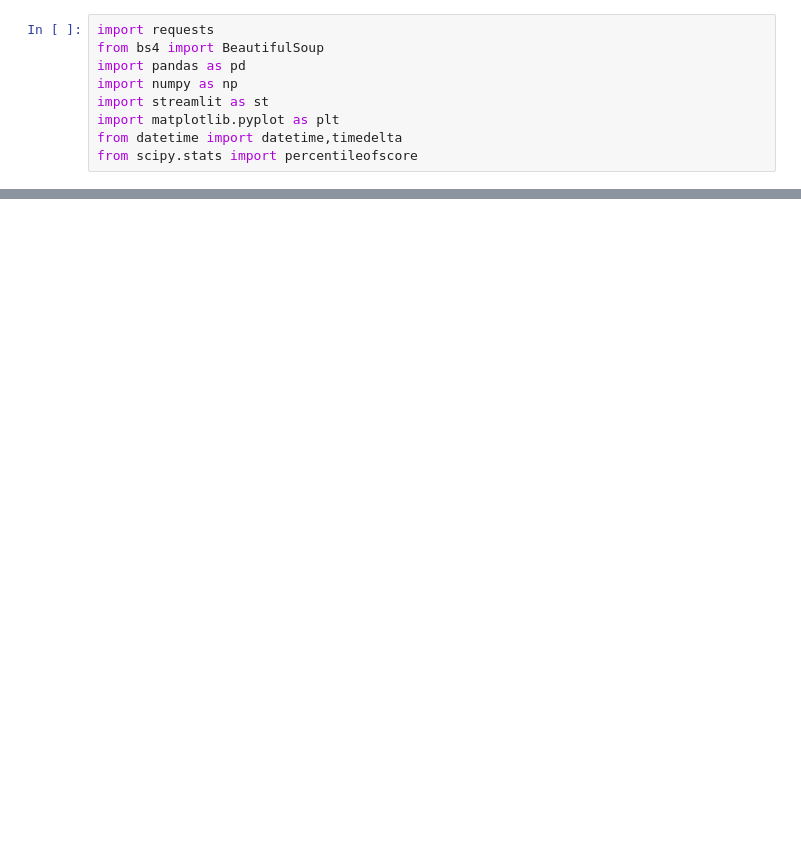
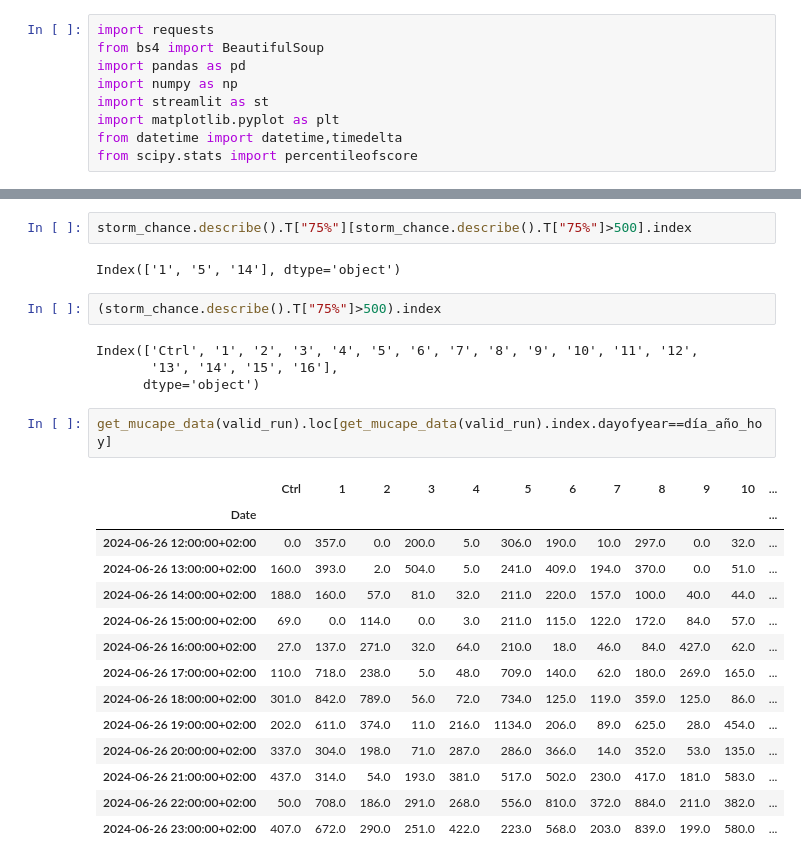
Before and after one commit to ivan5cg/Meteo, a Jupyter notebook: meteo dash.ipynb, the cells around one changed output, grey strips where cells are left out. Saved outputs shown, nothing was run; the diff lists cells and outputs as text; blank space fills up the shorter version.

```diff
--- a/meteo dash.ipynb
+++ b/meteo dash.ipynb
@@ -821,0 +388,27 @@ NameError: name 'hora_día' is not defined
+# %%
+storm_chance.describe().T["75%"][storm_chance.describe().T["75%"]>500].index
+# %% [output]
+Index(['1', '5', '14'], dtype='object')
+# %%
+(storm_chance.describe().T["75%"]>500).index
+# %% [output]
+Index(['Ctrl', '1', '2', '3', '4', '5', '6', '7', '8', '9', '10', '11', '12',
+       '13', '14', '15', '16'],
+      dtype='object')
+# %%
+get_mucape_data(valid_run).loc[get_mucape_data(valid_run).index.dayofyear==día_año_hoy]
+# %% [output]
+|  | Ctrl | 1 | 2 | 3 | 4 | 5 | 6 | 7 | 8 | 9 | 10 | ... |
+| Date |  |  |  |  |  |  |  |  |  |  |  | ... |
+| 2024-06-26 12:00:00+02:00 | 0.0 | 357.0 | 0.0 | 200.0 | 5.0 | 306.0 | 190.0 | 10.0 | 297.0 | 0.0 | 32.0 | ... |
+| 2024-06-26 13:00:00+02:00 | 160.0 | 393.0 | 2.0 | 504.0 | 5.0 | 241.0 | 409.0 | 194.0 | 370.0 | 0.0 | 51.0 | ... |
+| 2024-06-26 14:00:00+02:00 | 188.0 | 160.0 | 57.0 | 81.0 | 32.0 | 211.0 | 220.0 | 157.0 | 100.0 | 40.0 | 44.0 | ... |
+| 2024-06-26 15:00:00+02:00 | 69.0 | 0.0 | 114.0 | 0.0 | 3.0 | 211.0 | 115.0 | 122.0 | 172.0 | 84.0 | 57.0 | ... |
+| 2024-06-26 16:00:00+02:00 | 27.0 | 137.0 | 271.0 | 32.0 | 64.0 | 210.0 | 18.0 | 46.0 | 84.0 | 427.0 | 62.0 | ... |
+| 2024-06-26 17:00:00+02:00 | 110.0 | 718.0 | 238.0 | 5.0 | 48.0 | 709.0 | 140.0 | 62.0 | 180.0 | 269.0 | 165.0 | ... |
+| 2024-06-26 18:00:00+02:00 | 301.0 | 842.0 | 789.0 | 56.0 | 72.0 | 734.0 | 125.0 | 119.0 | 359.0 | 125.0 | 86.0 | ... |
+| 2024-06-26 19:00:00+02:00 | 202.0 | 611.0 | 374.0 | 11.0 | 216.0 | 1134.0 | 206.0 | 89.0 | 625.0 | 28.0 | 454.0 | ... |
+| 2024-06-26 20:00:00+02:00 | 337.0 | 304.0 | 198.0 | 71.0 | 287.0 | 286.0 | 366.0 | 14.0 | 352.0 | 53.0 | 135.0 | ... |
+| 2024-06-26 21:00:00+02:00 | 437.0 | 314.0 | 54.0 | 193.0 | 381.0 | 517.0 | 502.0 | 230.0 | 417.0 | 181.0 | 583.0 | ... |
+| 2024-06-26 22:00:00+02:00 | 50.0 | 708.0 | 186.0 | 291.0 | 268.0 | 556.0 | 810.0 | 372.0 | 884.0 | 211.0 | 382.0 | ... |
+| 2024-06-26 23:00:00+02:00 | 407.0 | 672.0 | 290.0 | 251.0 | 422.0 | 223.0 | 568.0 | 203.0 | 839.0 | 199.0 | 580.0 | ... |
```
Also changed, not shown: parts of 30 cells of this notebook, 2 other files.
